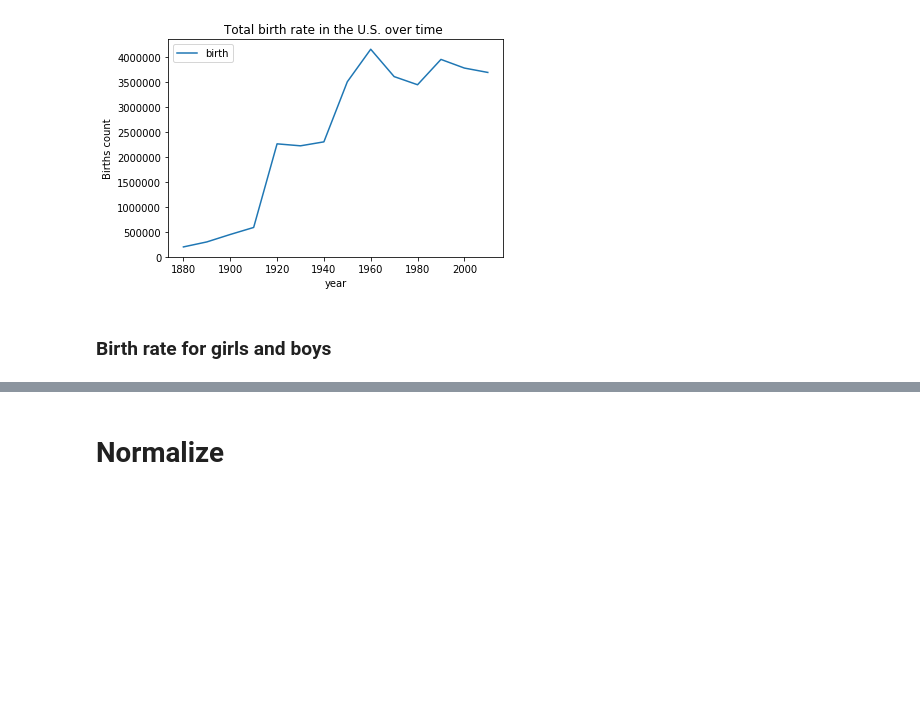
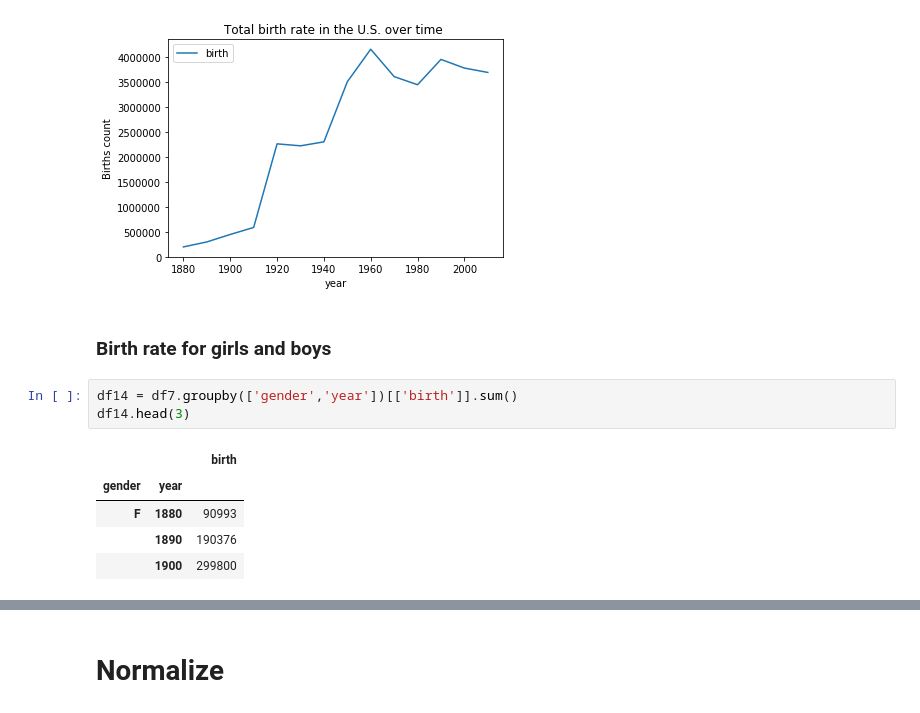
Before and after one commit to ahsansana1/babynamesanalysis, a Jupyter notebook: first_week_assginment.ipynb, the cells around one changed output, grey strips where cells are left out. Drawn from its saved outputs; the diff is of its cells as text; blank space fills up the shorter version.

```diff
--- a/first_week_assginment.ipynb
+++ b/first_week_assginment.ipynb
@@ -226,3 +223,12 @@ Text(0,0.5,'Births count')
 [figure]
 # %% [markdown]
 ###  Birth rate for girls and boys
+# %%
+df14 = df7.groupby(['gender','year'])[['birth']].sum()
+df14.head(3)
+# %% [output]
+|  |  | birth |
+| gender | year |  |
+| F | 1880 | 90993 |
+|  | 1890 | 190376 |
+|  | 1900 | 299800 |
```
Also changed, not shown: parts of 6 cells of this notebook.
